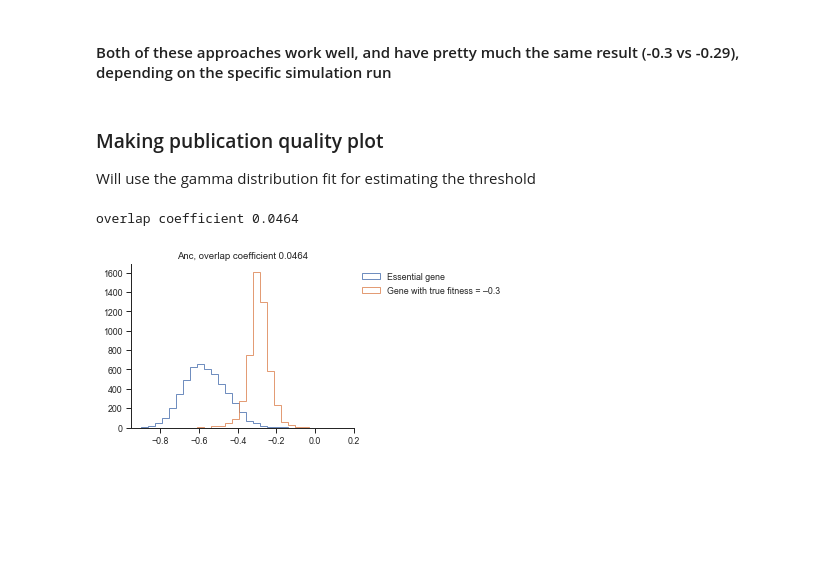
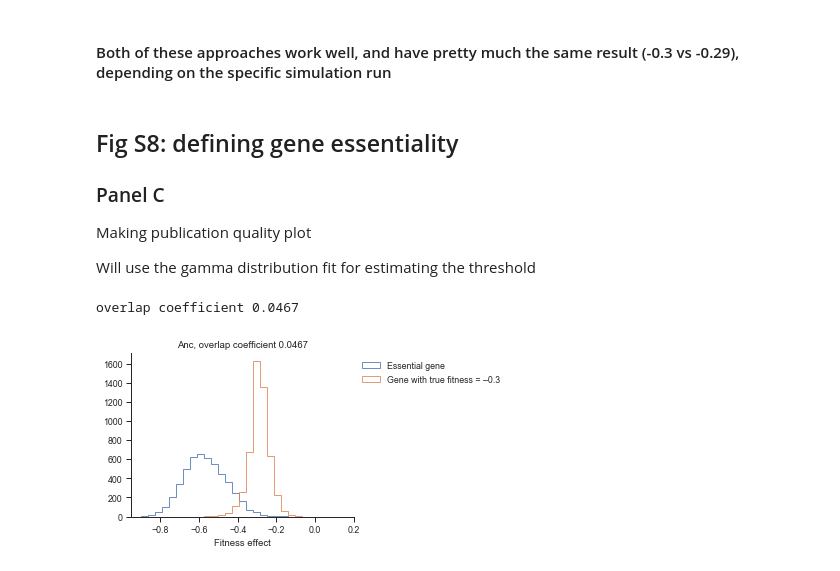
Before and after one commit to baymlab/2022_Limdi-TnSeq-LTEE, a Jupyter notebook: Analysis/Part_3_TnSeq_analysis/Fitness_estimation/Essentiality Threshold.ipynb, the cells around one changed output. Saved outputs shown, nothing was run; the diff lists cells and outputs as text; code cells hidden in the pictures; blank space fills up the shorter version.

Commit message:
Code for reworked figures / updating headings by final publication figure numbers

```diff
--- a/Analysis/Part_3_TnSeq_analysis/Fitness_estimation/Essentiality Threshold.ipynb
+++ b/Analysis/Part_3_TnSeq_analysis/Fitness_estimation/Essentiality Threshold.ipynb
@@ -246,7 +245,11 @@ overlap coefficient 0.1321
 # %% [markdown]
 #### Both of these approaches work well, and have pretty much the same result (-0.3 vs -0.29), depending on the specific simulation run
 # %% [markdown]
-### Making publication quality plot
+## Fig S8: defining gene essentiality
+
+### Panel C
+
+Making publication quality plot
 
 Will use the gamma distribution fit for estimating the threshold
 # %%
@@ -254,22 +257,23 @@ figpath = repo +'/Analysis/Plots_for_paper/'
 # %%
 s=-0.3
 with sns.axes_style('ticks'):
 #generating random variables from the lognormal distribution
     plt.figure(figsize=(4,3))
     gamma_fit = np.exp(gamma.rvs(a1,loc1,scale1,size=5000))
     #dilution ratio
     dilution = np.exp(s*6.64)
     xgamma_t1 = np.random.poisson(lam=gamma_fit*dilution, size=5000)
     #fitness estimate:
     s_dist = np.log((xgamma_t1+offset)/(gamma_fit+offset))/6.64
     a = plt.hist(min_s_estimate2, bins=bins, label='Essential gene', histtype='step')
     b = plt.hist(s_dist, bins=bins, label=f'Gene with true fitness = –{np.abs(np.round(s,3))}',histtype='step')
     print('overlap coefficient', np.sum(np.minimum(a[0],b[0]))/10**4)
     plt.legend(bbox_to_anchor=(1,1),frameon=False)
     plt.title('Anc, overlap coefficient '+str(np.sum(np.minimum(a[0],b[0]))/10**4))
+    plt.xlabel('Fitness effect')
     sns.despine()
     plt.savefig(figpath+'essentiality_threshold_simulation.pdf', format='pdf', bbox_inches='tight')
     plt.show()
 # %% [output]
-overlap coefficient 0.0464
+overlap coefficient 0.0467
-[figure, old version]
+[figure, new version]
```
Also changed, not shown: parts of 3 cells of this notebook, 4 other files.
